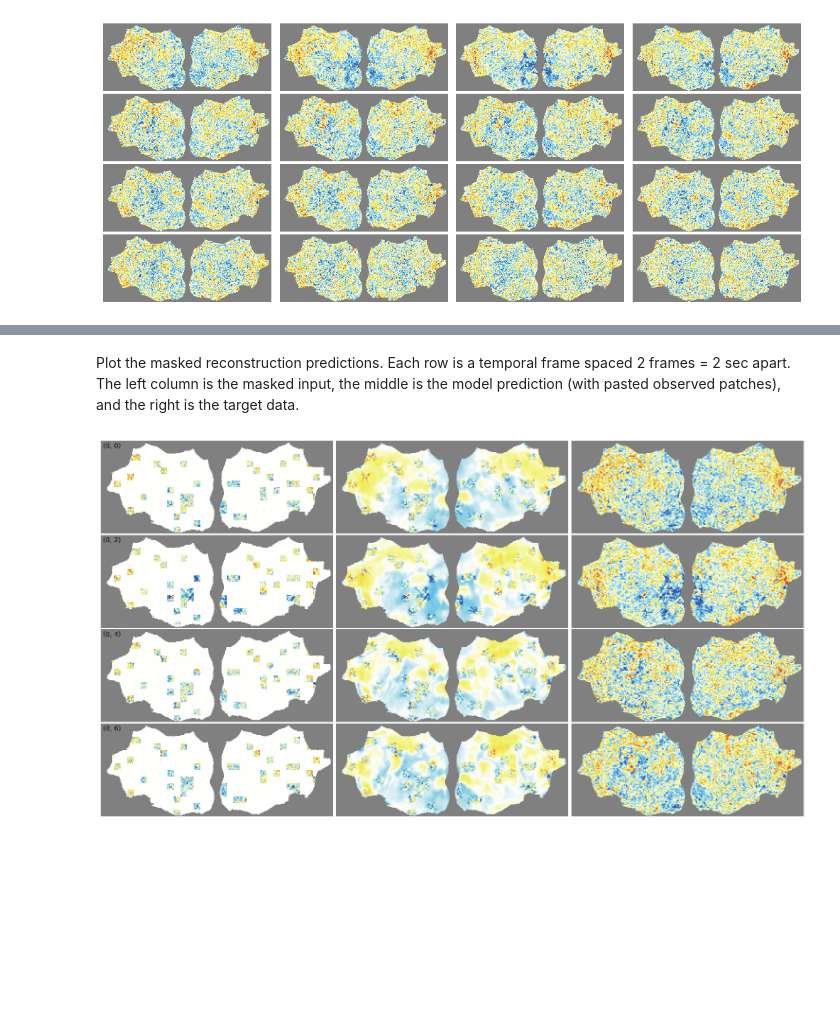
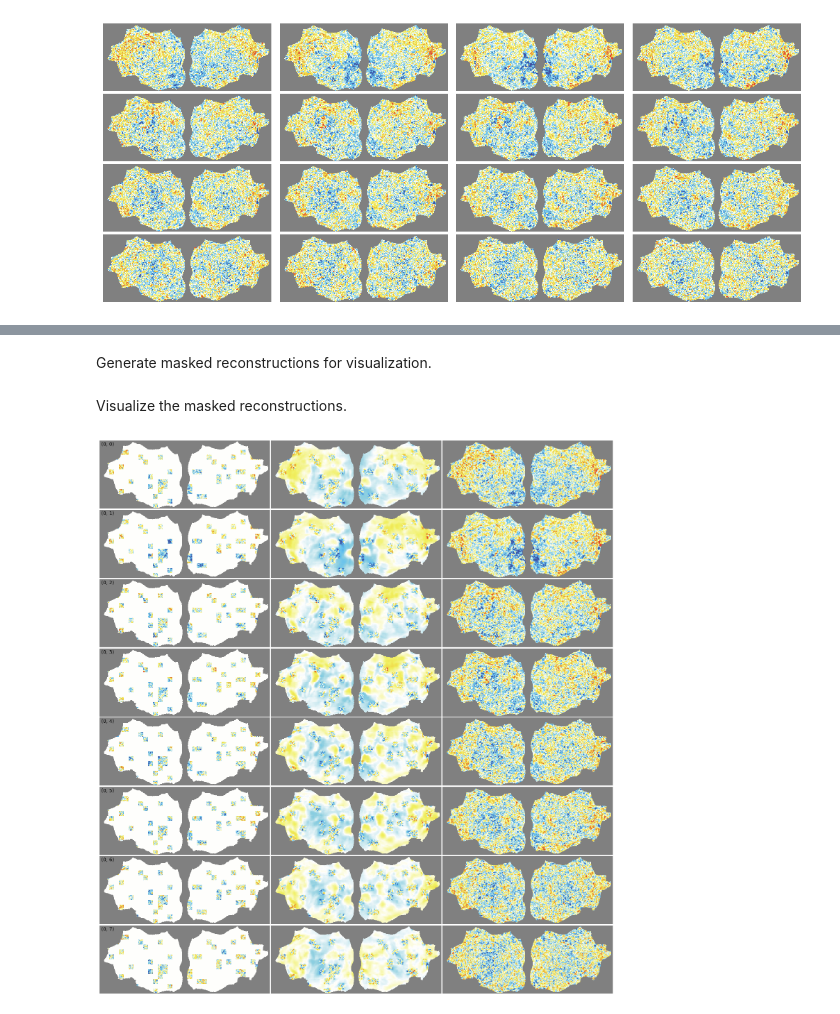
Before and after one commit to MedARC-AI/fmri-fm, a Jupyter notebook: notebooks/quickstart.ipynb, the cells around one changed output, grey strips where cells are left out. Saved outputs shown, nothing was run; the diff lists cells and outputs as text; code cells hidden in the pictures; blank space fills up the shorter version.

```diff
--- a/notebooks/quickstart.ipynb
+++ b/notebooks/quickstart.ipynb
@@ -62,6 +39,15 @@ Create the dataset.
 # %%
-dataset = make_flat_wds_dataset(url, clipping="sequential", shuffle=False)
-transform = make_flat_transform(normalize="frame")
+dataset = make_flat_wds_dataset(
+    str(data_dir / "datasets/hcp-flat/hcp-flat_0000.tar"),
+    clipping="sequential",
+    shuffle=False,
+)
+
+transform = make_flat_transform(
+    img_size=(224, 560),
+    clip_vmax=args["clip_vmax"],
+    normalize=args["normalize"],
+)
 
 dataset = dataset.map(transform)
 
@@ -74,9 +60,9 @@ sub-349244_mod-tfMRI_task-RELATIONAL_mag-3T_dir-RL
 # %% [markdown]
 Inspect the image data and flat map mask.
 # %%
-img = sample["image"]
-mask = sample["img_mask"]
-print(img.shape, img.dtype)
-print(mask.shape, mask.dtype)
+images = sample["image"]
+img_mask = sample["mask"]
+print(images.shape, images.dtype)
+print(img_mask.shape, img_mask.dtype)
 # %% [output]
 torch.Size([1, 16, 224, 560]) torch.float32
@@ -107,10 +92,14 @@ Run the model to generate predictions and compute the MAE MSE loss.
 # %%
-torch.manual_seed(42)  # seed for reproducible masking, bit hacky
+generator = torch.Generator()
+generator.manual_seed(42)
 
-images = img[None, ...]  # [B, C, T, H, W]
-masks = mask.expand_as(images)
-
-loss, state = model(images, img_mask=masks, mask_ratio=0.9)
+loss, pred, mask, decoder_mask = model(
+    images[None, ...],
+    mask_ratio=args["mask_ratio"],
+    decoder_mask_ratio=0.0,
+    img_mask=img_mask[None, ...],
+    generator=generator,
+)
 
 print(f"MAE MSE loss: {loss:.4f}")
 # %% [output]
@@ -118,13 +107,12 @@ MAE MSE loss: 0.8250
-# %% [markdown]
-Plot the masked reconstruction predictions. Each row is a temporal frame spaced 2 frames = 2 sec apart. The left column is the masked input, the middle is the model prediction (with pasted observed patches), and the right is the target data.
-# %%
-plot_mask_pred(
-    target=images,
-    pred=state["pred_images"],
-    visible_mask=state["visible_mask"],
-    pred_mask=state["pred_mask"],
-    img_mask=masks,
-    nrow=4,
-);
-# %% [output]
-[figure, removed]
+# %% [markdown]
+Generate masked reconstructions for visualization.
+# %%
+target, _, _, im_masked, im_paste, img_mask = model.forward_masked_recon(
+    images[None, ...], pred, mask, img_mask=img_mask[None, ...]
+)
+# %% [markdown]
+Visualize the masked reconstructions.
+# %%
+plot_mask_pred(target, im_masked, im_paste, img_mask=img_mask);
+# %% [output]
+[figure, added]
```
Also changed, not shown: parts of 15 cells of this notebook, 2 other files.
